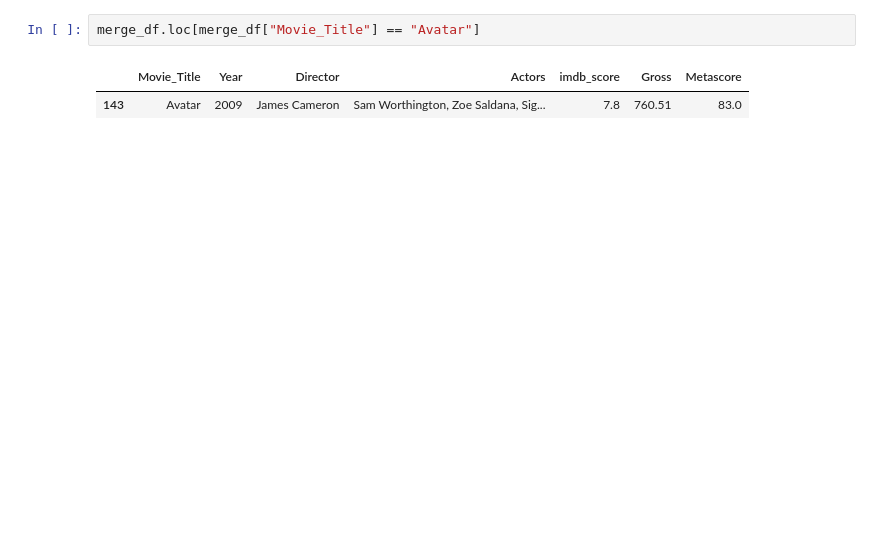
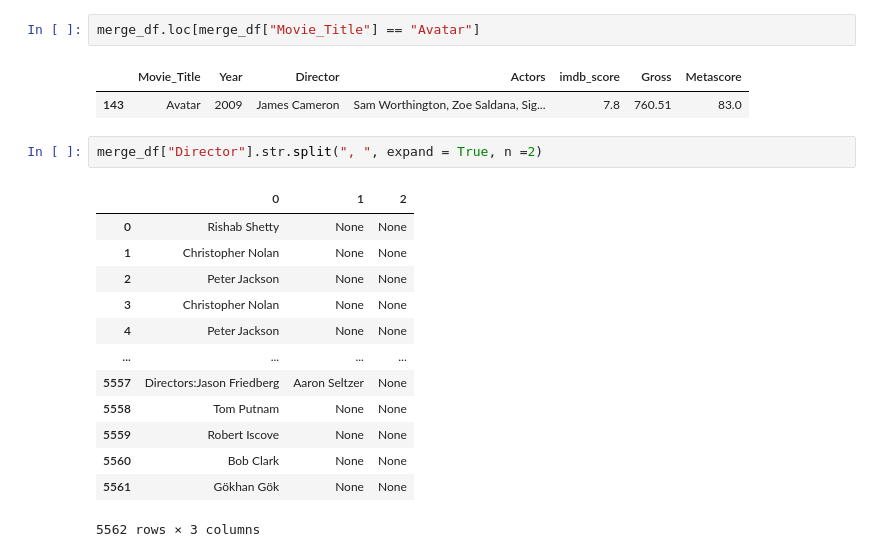
Before and after one commit to Reagz24/Project1_Team6, a Jupyter notebook: Movie_Analysis.ipynb, the cells around one changed output. Drawn from its saved outputs; the diff is of its cells as text; blank space fills up the shorter version.

```diff
--- a/Movie_Analysis.ipynb
+++ b/Movie_Analysis.ipynb
@@ -76,3 +76,19 @@ merge_df.loc[merge_df["Movie_Title"] == "Avatar"]
 # %% [output]
 |  | Movie_Title | Year | Director | Actors | imdb_score | Gross | Metascore |
 | 143 | Avatar | 2009 | James Cameron | Sam Worthington, Zoe Saldana, Sig... | 7.8 | 760.51 | 83.0 |
+# %%
+merge_df["Director"].str.split(", ", expand = True, n =2)
+# %% [output]
+|  | 0 | 1 | 2 |
+| 0 | Rishab Shetty | None | None |
+| 1 | Christopher Nolan | None | None |
+| 2 | Peter Jackson | None | None |
+| 3 | Christopher Nolan | None | None |
+| 4 | Peter Jackson | None | None |
+| ... | ... | ... | ... |
+| 5557 | Directors:Jason Friedberg | Aaron Seltzer | None |
+| 5558 | Tom Putnam | None | None |
+| 5559 | Robert Iscove | None | None |
+| 5560 | Bob Clark | None | None |
+| 5561 | Gökhan Gök | None | None |
+5562 rows × 3 columns
```
Also changed, not shown: parts of 7 cells of this notebook.
